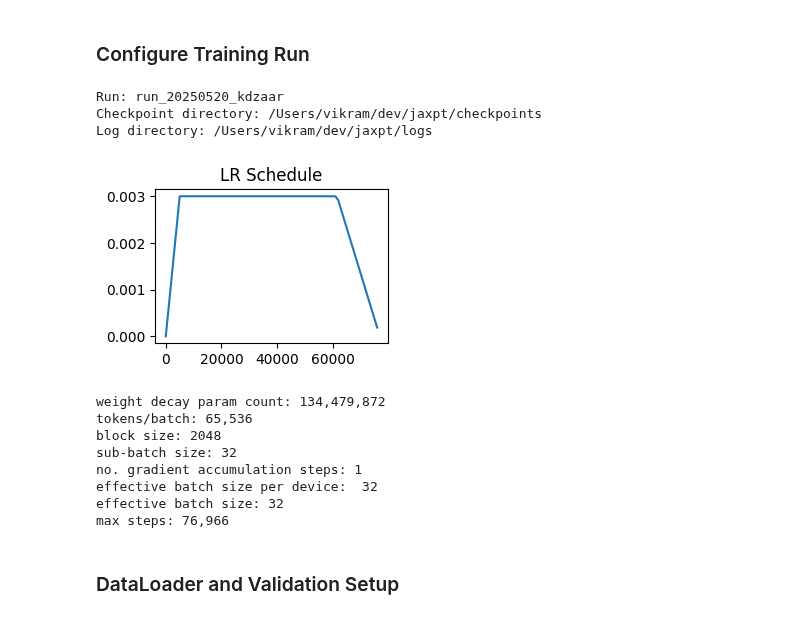
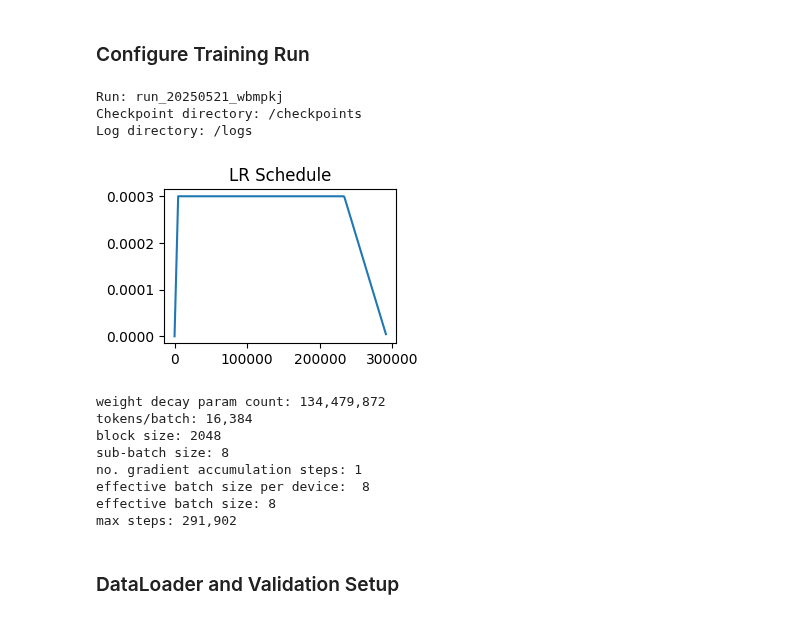
Before and after one commit to novastar53/jaxpt, a Jupyter notebook: notebooks/sft_mobile_llm.ipynb, the cells around one changed output. Drawn from its saved outputs; the diff is of its cells as text; code cells hidden in the pictures.

```diff
--- a/notebooks/sft_mobile_llm.ipynb
+++ b/notebooks/sft_mobile_llm.ipynb
@@ -86,7 +99,7 @@ else:
 ## 'F64_F64_F64'
 #####################################
 
-#jax.config.update("jax_default_matmul_precision", "BF16_BF16_F32") # Set the default precision for matrix multiplication
+jax.config.update("jax_default_matmul_precision", "BF16_BF16_F32") # Set the default precision for matrix multiplication
 
 #jax.config.update("jax_enable_x64", True) # Make sure the highest precision is enabled in case we need
 #os.environ["NVIDIA_TF32_OVERRIDE"] = "1"
@@ -198,9 +212,9 @@ def load_checkpoint(model, run_dirname, step):
   m = model.load_checkpoint(checkpoint_path, rngs)
   return m
 # %% [output]
-Run: run_20250520_kdzaar
-Checkpoint directory: /Users/vikram/dev/jaxpt/checkpoints
-Log directory: /Users/vikram/dev/jaxpt/logs
+Run: run_20250521_wbmpkj
+Checkpoint directory: /checkpoints
+Log directory: /logs
 # %%
 import dataclasses
 
@@ -213,11 +227,11 @@ import optax
 
 @dataclasses.dataclass
 class TrainerConfig:
-  num_tokens_per_batch: int = 2**16
-  mB: int = 32
+  num_tokens_per_batch: int = 2**14
+  mB: int = 8
   T: int = 2048
-  max_steps: int = int((2_335_220*270) // (2**13))
-  max_lr: float = 3e-3
+  max_steps: int = int((2_335_220*2048) // (2**14))
+  max_lr: float = 3e-4
   min_lr: float = max_lr * 0.1
   max_grad_norm: float = 1.0  # Clip gradients to this norm
   warmup_steps: int = 5000
@@ -273,42 +287,42 @@ plt.show()
 # First split the model into params and variables
 graphdef, params, variables = nnx.split(m, nnx.Param, nnx.Variable)
 # Then create a mask for the weight decay params
 weight_decay_mask = jax.tree_util.tree_map(lambda x: len(x.shape) > 1, params)
 
 tx = optax.chain(
     #optax.clip_by_global_norm(trconf.max_grad_norm),
     optax.adamw(trapezoidal_schedule, b1=0.9, b2=0.95, weight_decay=0.1, mask=weight_decay_mask),
 )
 optimizer = nnx.Optimizer(m, tx)
 
 # count the number of weight decay params
 def f(x, y):
     if x:
         return y.size
     return 0
 
 weight_decay_params = jax.tree_util.tree_map(f, weight_decay_mask, params)
 weight_decay_param_count = jax.tree_util.tree_reduce(lambda x, y: x + y, weight_decay_params, 0)
 
 
 print(f"weight decay param count: {weight_decay_param_count:,}")
 print(f"tokens/batch: {trconf.num_tokens_per_batch:,}")
 print(f"block size: {trconf.T}")
 print(f"sub-batch size: {trconf.mB}")
 print(f"no. gradient accumulation steps: {trconf.grad_accumulation_steps}")
 print(f"effective batch size per device: ", trconf.grad_accumulation_steps * trconf.mB)
 print(f"effective batch size: {trconf.grad_accumulation_steps * trconf.mB * num_devices}")
 print(f"max steps: {trconf.max_steps:,}")
 # %% [output]
-[figure, old version]
+[figure, new version]
 weight decay param count: 134,479,872
-tokens/batch: 65,536
+tokens/batch: 16,384
 block size: 2048
-sub-batch size: 32
+sub-batch size: 8
 no. gradient accumulation steps: 1
-effective batch size per device:  32
-effective batch size: 32
-max steps: 76,966
+effective batch size per device:  8
+effective batch size: 8
+max steps: 291,902
 # %% [markdown]
 ### DataLoader and Validation Setup
 # %%
```
Also changed, not shown: parts of 6 cells of this notebook.
